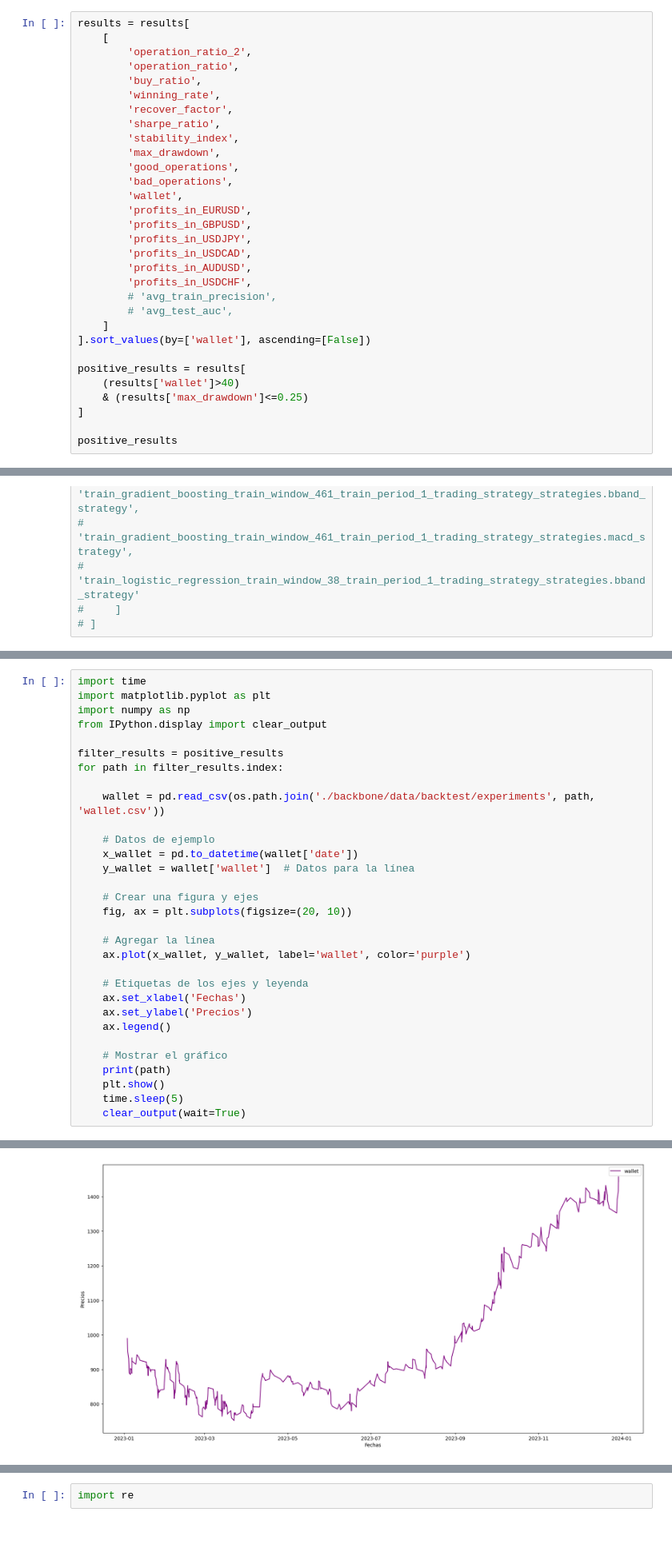
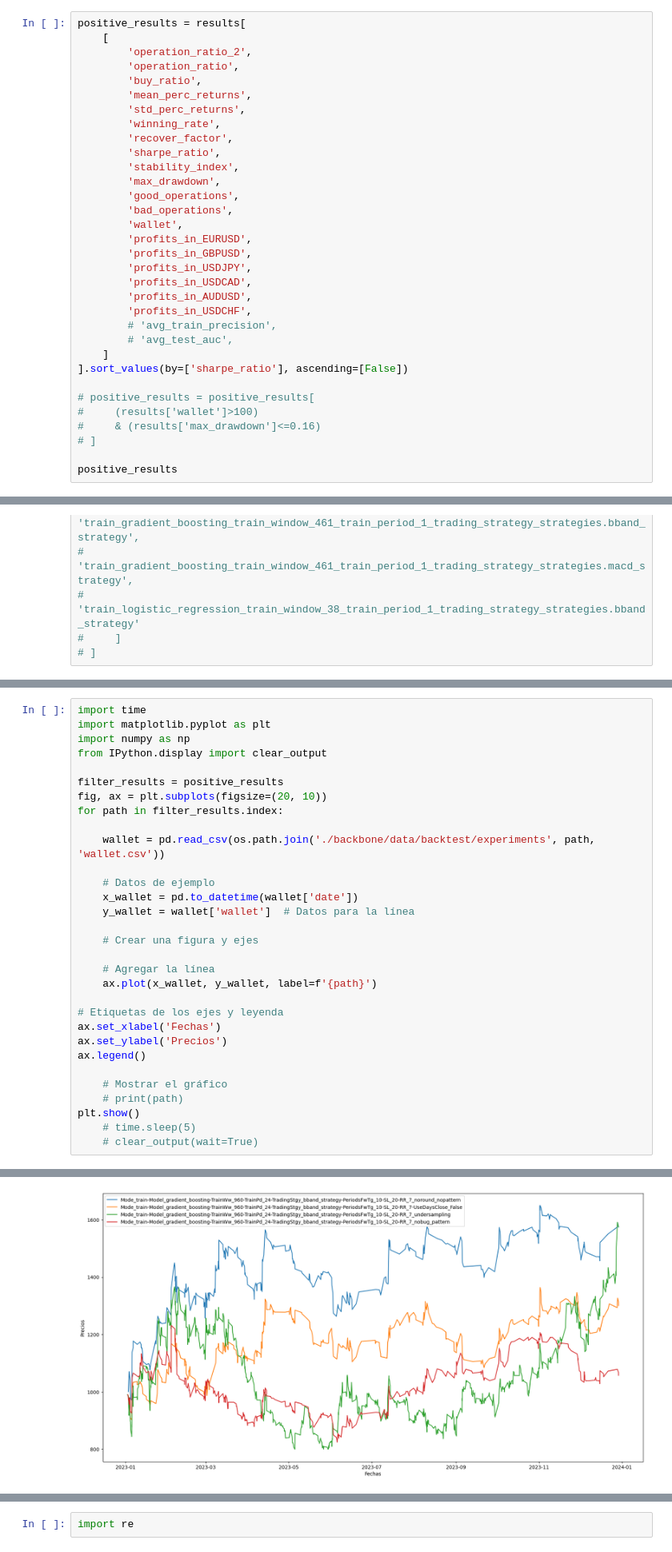
Before and after one commit to SaidJacobo/forex_ml_bot, a Jupyter notebook: see_all_experiments.ipynb, the cells around one changed output, grey strips where cells are left out. Shown at 80% size. Saved outputs shown, nothing was run; the diff lists cells and outputs as text.

```diff
--- a/see_all_experiments.ipynb
+++ b/see_all_experiments.ipynb
@@ -190,11 +191,13 @@ Index(['wallet', 'max_drawdown', 'buys', 'sells', 'avg_incomes',
        'buy_ratio', 'operation_ratio_2'],
       dtype='object')
 # %%
-results = results[
+positive_results = results[
     [
         'operation_ratio_2',
         'operation_ratio',
         'buy_ratio',
+        'mean_perc_returns',
+        'std_perc_returns',
         'winning_rate',
         'recover_factor',
         'sharpe_ratio',
@@ -212,12 +215,12 @@ results = results[
         # 'avg_train_precision',
         # 'avg_test_auc',
     ]
-].sort_values(by=['wallet'], ascending=[False])
+].sort_values(by=['sharpe_ratio'], ascending=[False])
 
-positive_results = results[
-    (results['wallet']>40)
-    & (results['max_drawdown']<=0.25)
-]
+# positive_results = positive_results[
+#     (results['wallet']>100)
+#     & (results['max_drawdown']<=0.16)
+# ]
 
 positive_results
 # %% [output]
@@ -271,6 +270,7 @@ import numpy as np
 from IPython.display import clear_output
 
 filter_results = positive_results
+fig, ax = plt.subplots(figsize=(20, 10))
 for path in filter_results.index:
 
     wallet = pd.read_csv(os.path.join('./backbone/data/backtest/experiments', path, 'wallet.csv'))
@@ -280,19 +280,18 @@ for path in filter_results.index:
     y_wallet = wallet['wallet']  # Datos para la línea
 
     # Crear una figura y ejes
-    fig, ax = plt.subplots(figsize=(20, 10))
 
     # Agregar la línea
-    ax.plot(x_wallet, y_wallet, label='wallet', color='purple')
+    ax.plot(x_wallet, y_wallet, label=f'{path}')
 
-    # Etiquetas de los ejes y leyenda
-    ax.set_xlabel('Fechas')
-    ax.set_ylabel('Precios')
-    ax.legend()
+# Etiquetas de los ejes y leyenda
+ax.set_xlabel('Fechas')
+ax.set_ylabel('Precios')
+ax.legend()
 
     # Mostrar el gráfico
-    print(path)
-    plt.show()
-    time.sleep(5)
-    clear_output(wait=True)
+    # print(path)
+plt.show()
+    # time.sleep(5)
+    # clear_output(wait=True)
 # %% [output]
@@ -300 +298 @@ Mode_train-Model_random_forest-TrainWw_1440-TrainPd_24-TradingStgy_bband_strateg
-[figure, old version]
+[figure, new version]
```
Also changed, not shown: parts of 17 cells of this notebook, 14 other files.
